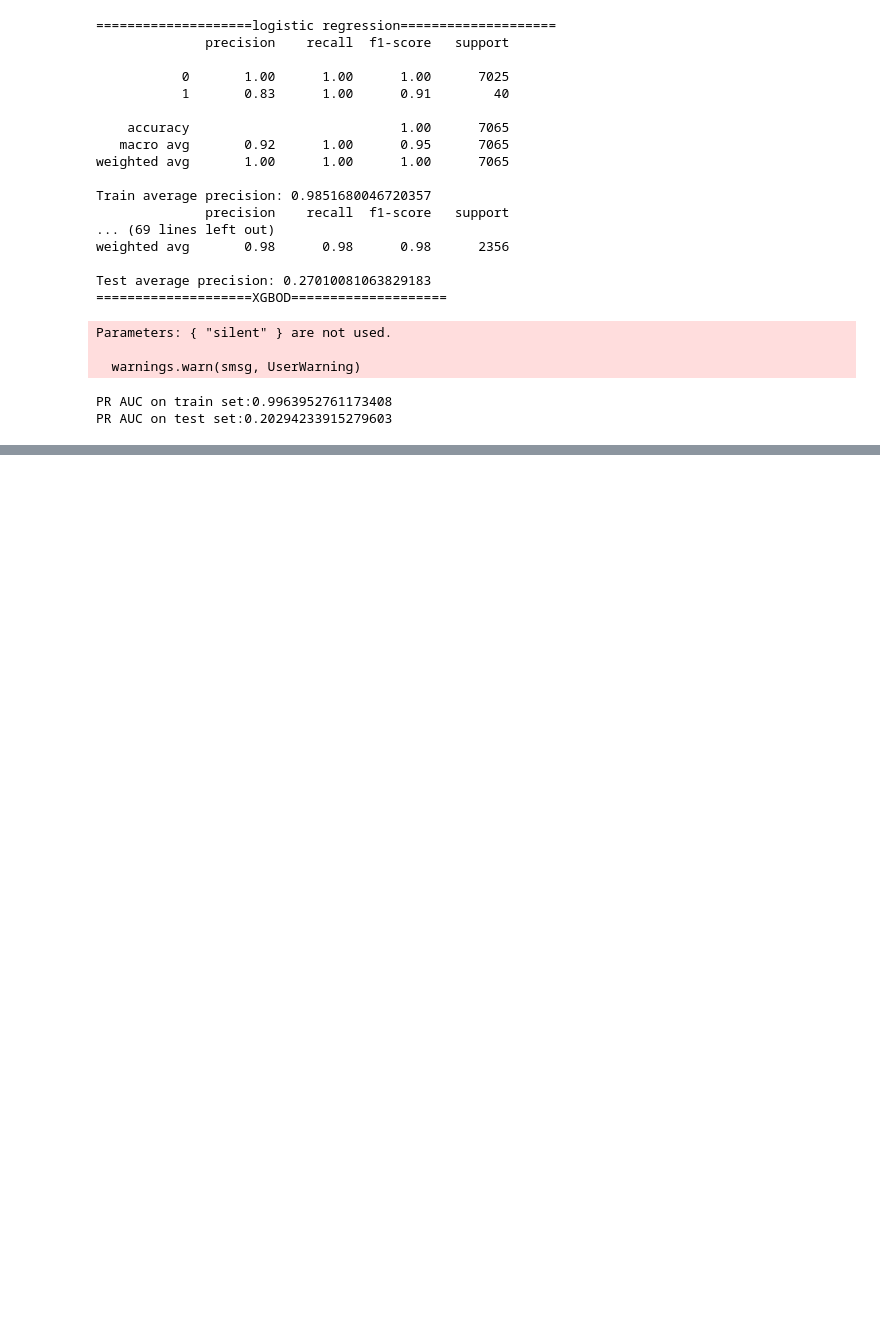
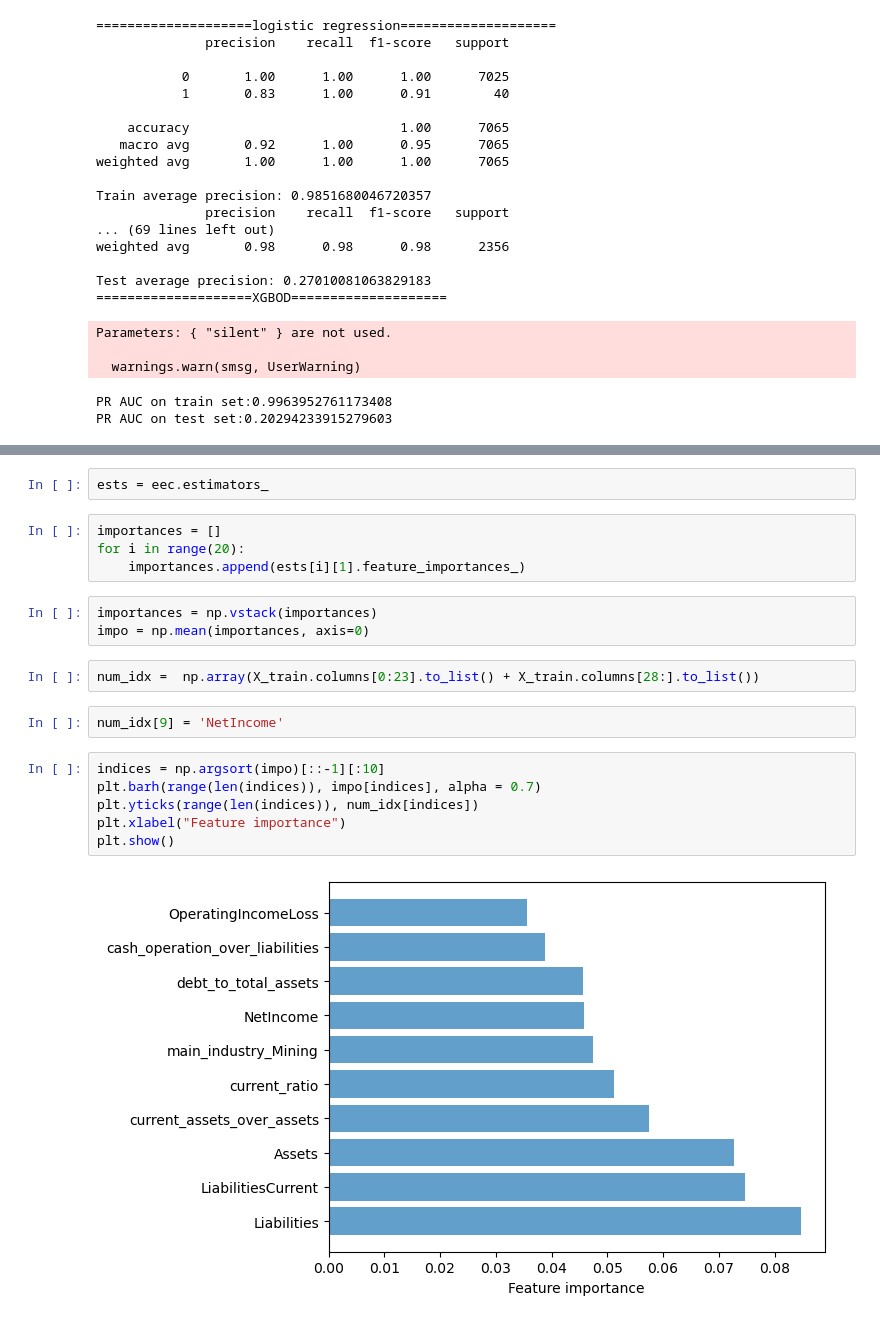
Before and after one commit to milanmarks/stat222proj, a Jupyter notebook: code/7.models.ipynb, the cells around one changed output, grey strips where cells are left out. Saved outputs shown, nothing was run; the diff lists cells and outputs as text; blank space fills up the shorter version.

```diff
--- a/code/7.models.ipynb
+++ b/code/7.models.ipynb
@@ -248,0 +380,21 @@ PR AUC on test set:0.20294233915279603
+# %%
+ests = eec.estimators_
+# %%
+importances = []
+for i in range(20):
+    importances.append(ests[i][1].feature_importances_)
+# %%
+importances = np.vstack(importances)
+impo = np.mean(importances, axis=0)
+# %%
+num_idx =  np.array(X_train.columns[0:23].to_list() + X_train.columns[28:].to_list())
+# %%
+num_idx[9] = 'NetIncome'
+# %%
+indices = np.argsort(impo)[::-1][:10]
+plt.barh(range(len(indices)), impo[indices], alpha = 0.7)
+plt.yticks(range(len(indices)), num_idx[indices])
+plt.xlabel("Feature importance")
+plt.show()
+# %% [output]
+[figure, added]
```
Also changed, not shown: parts of 16 cells of this notebook, 1 other file.
